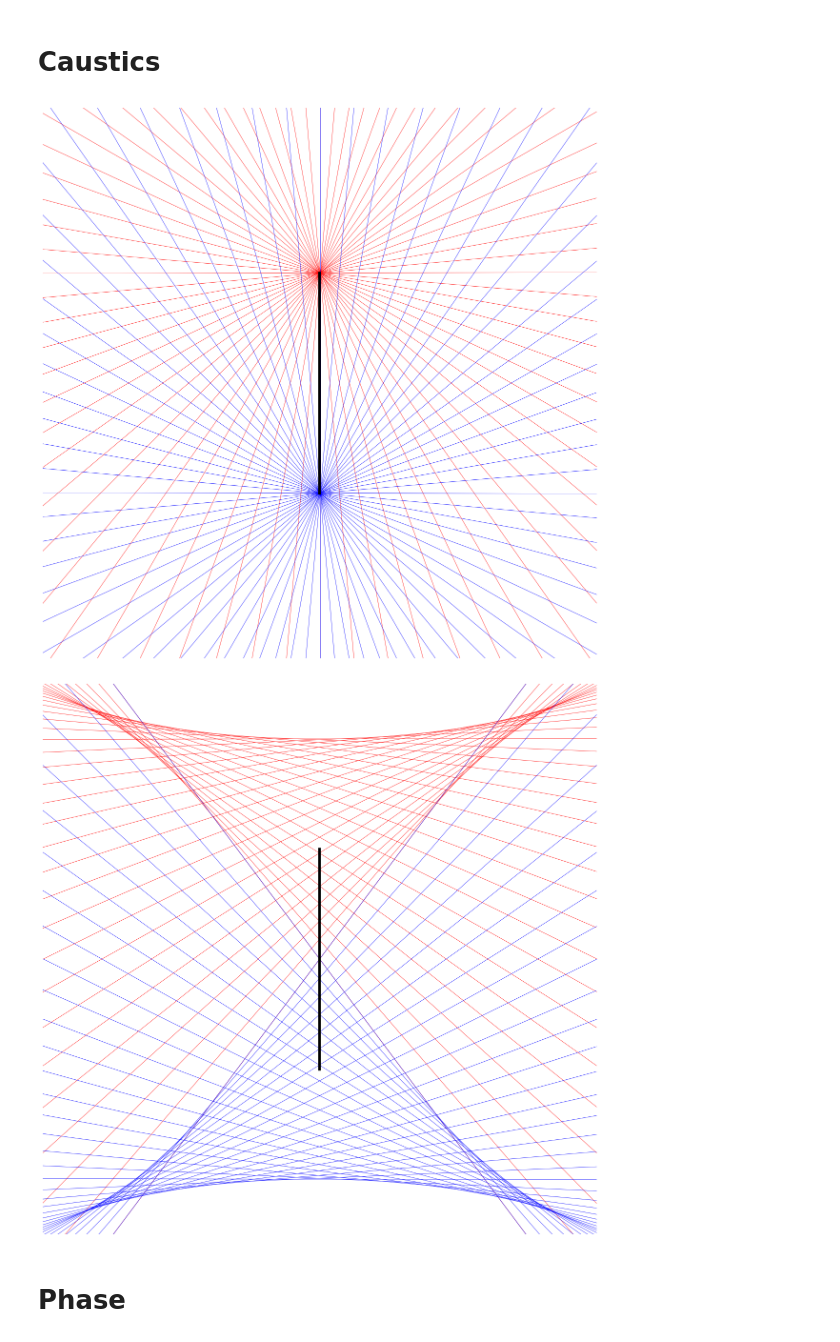
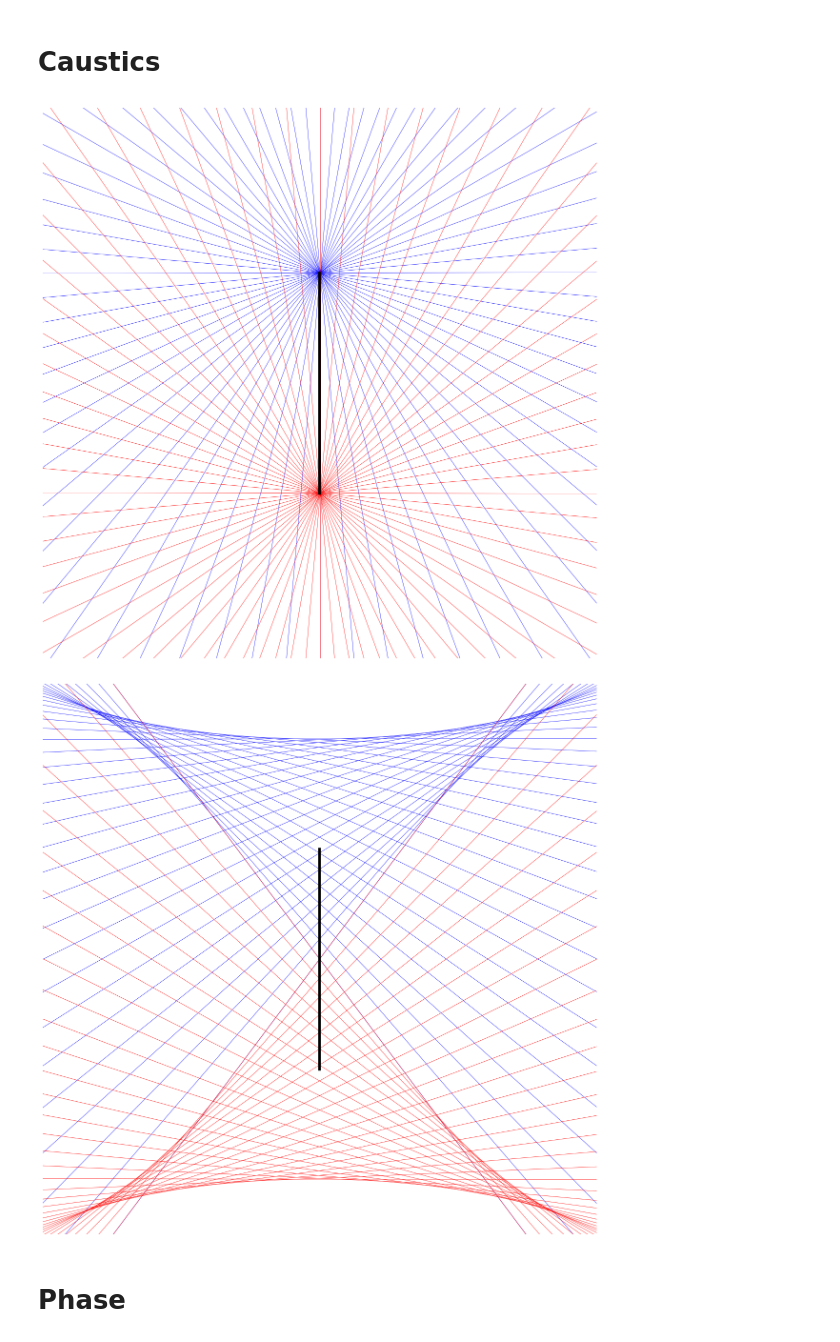
Before and after one commit to ssteinberg/solar_optical_concentrator, a Jupyter notebook: plotfin1.ipynb, the cells around one changed output. Saved outputs shown, nothing was run; the diff lists cells and outputs as text; code cells hidden in the pictures.

Commit message:
final plot adjustments

```diff
--- a/plotfin1.ipynb
+++ b/plotfin1.ipynb
@@ -68,8 +68,8 @@ plt.show()
 fig, ax = plt.subplots(1, figsize = (15, 15))
 extreme1 = np.loadtxt('finaldata/plot1/data2mc/extreme1.csv', delimiter = ',')
 extreme2 = np.loadtxt('finaldata/plot1/data2mc/extreme2.csv', delimiter = ',')
-for row in extreme1: ax.plot([row[0], row[2]], [row[1], row[3]], linewidth = 0.5, c = 'red')
-for row in extreme2: ax.plot([row[0], row[2]], [row[1], row[3]], linewidth = 0.5, c = 'blue')
+for row in extreme1: ax.plot([row[0], row[2]], [row[1], row[3]], linewidth = 0.5, c = 'blue') # bottom point on source
+for row in extreme2: ax.plot([row[0], row[2]], [row[1], row[3]], linewidth = 0.5, c = 'red') # top point on source
 plt.plot([0, 0], [-hl, hl], linewidth = 4, color = 'black', label = 'target')
 plt.axis('equal')
 zoom = hl * 2.5
@@ -77,21 +77,21 @@ plt.axis([-zoom, zoom, -zoom, zoom])
 plt.axis('off')
 plt.show()
 # %% [output]
-[figure, old version]
+[figure, new version]
 # %%
 fig, ax = plt.subplots(1, figsize = (15, 15))
 extrdiff1 = np.loadtxt('finaldata/plot1/datapara/extreme1.csv', delimiter = ',')
 extrdiff2 = np.loadtxt('finaldata/plot1/datapara/extreme2.csv', delimiter = ',')
-for row in extrdiff1: ax.plot([row[0], row[2]], [row[1], row[3]], linewidth = 0.5, c = 'red')
-for row in extrdiff2: ax.plot([row[0], row[2]], [row[1], row[3]], linewidth = 0.5, c = 'blue')
+for row in extrdiff1: ax.plot([row[0], row[2]], [row[1], row[3]], linewidth = 0.5, c = 'blue') # bottom point on source
+for row in extrdiff2: ax.plot([row[0], row[2]], [row[1], row[3]], linewidth = 0.5, c = 'red') # top point on source
 plt.plot([0, 0], [-hl, hl], linewidth = 4, color = 'black', label = 'target')
 plt.axis('equal')
 zoom = hl * 2.5
 plt.axis([-zoom, zoom, -zoom, zoom])
 plt.axis('off')
 plt.show()
 # %% [output]
-[figure, old version]
+[figure, new version]
 # %% [markdown]
 # Phase
 # %%
```
Also changed, not shown: 4 other files.
